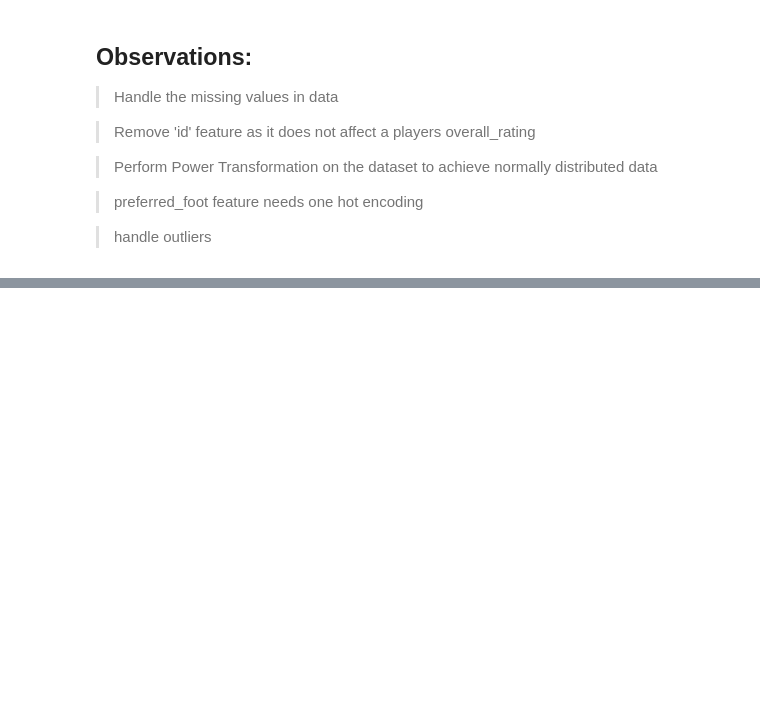
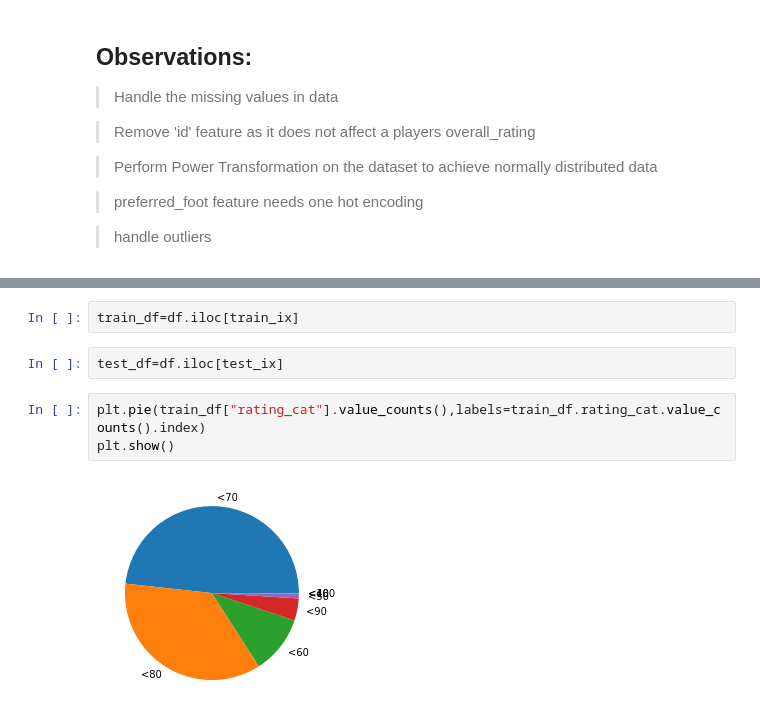
Before and after one commit to shiv0112/ml_project_fifa, a Jupyter notebook: notebooks/EDA.ipynb, the cells around one changed output, grey strips where cells are left out. Saved outputs shown, nothing was run; the diff lists cells and outputs as text; blank space fills up the shorter version.

```diff
--- a/notebooks/EDA.ipynb
+++ b/notebooks/EDA.ipynb
@@ -307,0 +368,9 @@ df.to_csv('data.csv',index=None)
+# %%
+train_df=df.iloc[train_ix]
+# %%
+test_df=df.iloc[test_ix]
+# %%
+plt.pie(train_df["rating_cat"].value_counts(),labels=train_df.rating_cat.value_counts().index)
+plt.show()
+# %% [output]
+[figure, added]
```
Also changed, not shown: parts of 14 cells of this notebook, 21 other files.
